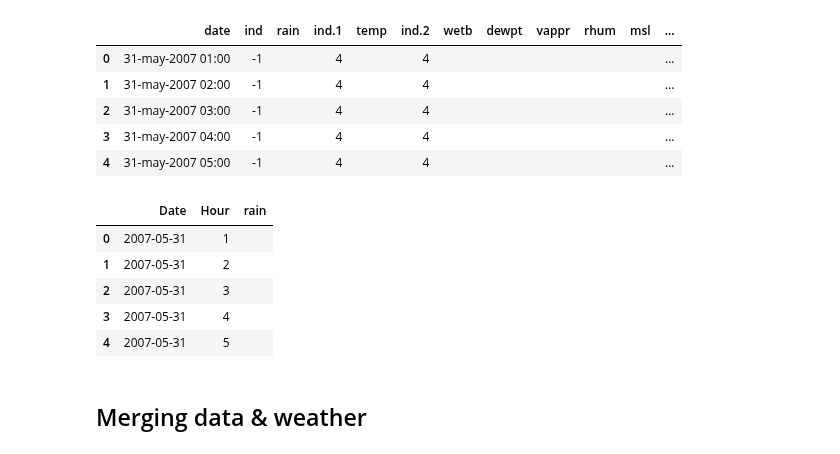
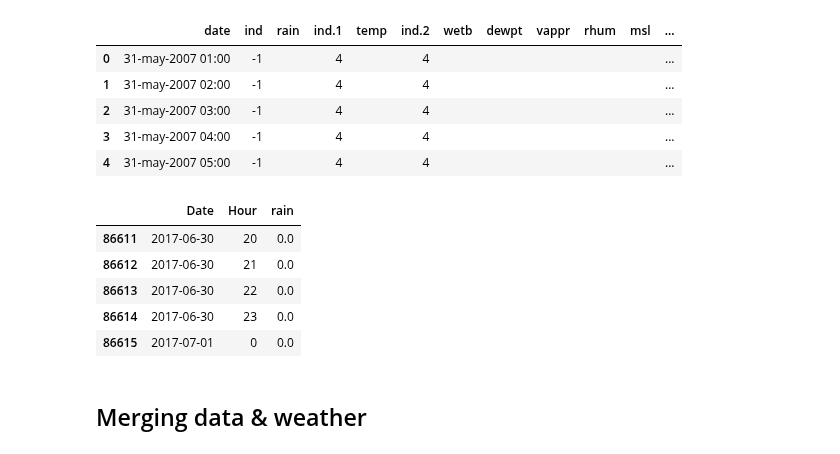
Before and after one commit to brokenloop/Research_practicum_2017, a Jupyter notebook: Data Analysis/Daniel/Adding Weather Data (all).ipynb, the cells around one changed output. Cells and saved outputs as stored; diff of their text form; code cells hidden in the pictures.

```diff
--- a/Data Analysis/Daniel/Adding Weather Data (all).ipynb
+++ b/Data Analysis/Daniel/Adding Weather Data (all).ipynb
@@ -179,14 +182,14 @@ weather = weather.drop(['datetime'], axis=1)
 
 weather = weather[['Date', 'Hour', 'rain']]
 # %%
-weather.head()
+weather.tail()
 # %% [output]
 |  | Date | Hour | rain |
-| 0 | 2007-05-31 | 1 |  |
-| 1 | 2007-05-31 | 2 |  |
-| 2 | 2007-05-31 | 3 |  |
-| 3 | 2007-05-31 | 4 |  |
-| 4 | 2007-05-31 | 5 |  |
+| 86611 | 2017-06-30 | 20 | 0.0 |
+| 86612 | 2017-06-30 | 21 | 0.0 |
+| 86613 | 2017-06-30 | 22 | 0.0 |
+| 86614 | 2017-06-30 | 23 | 0.0 |
+| 86615 | 2017-07-01 | 0 | 0.0 |
 # %% [markdown]
 ## Merging data & weather
 # %%
```
Also changed, not shown: parts of 5 cells of this notebook, 1 other file.
